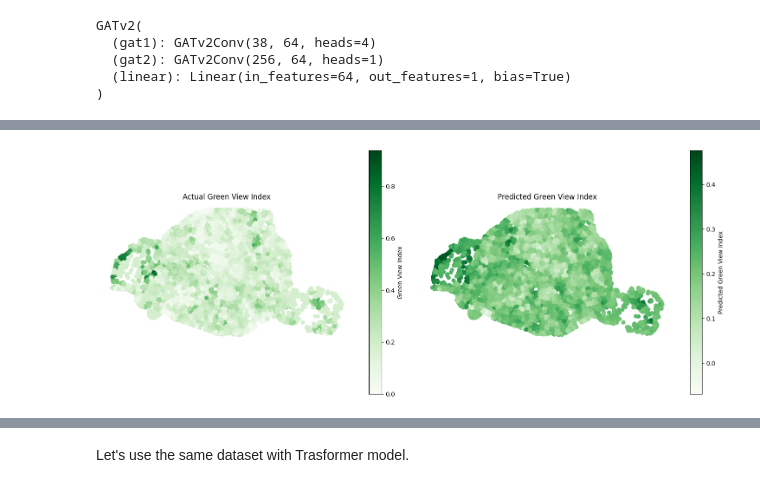
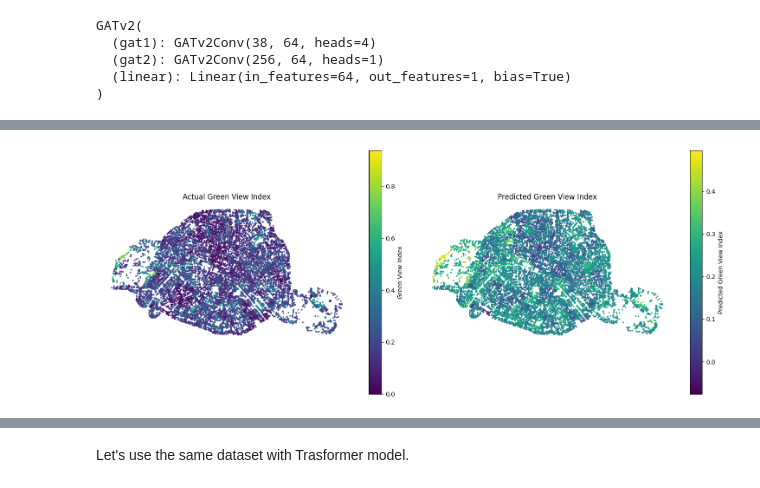
Before and after one commit to StefanoCarotti/FBK, a Jupyter notebook: GDS/Urbanity/Paris_greenview.ipynb, the cells around one changed output, grey strips where cells are left out. Saved outputs shown, nothing was run; the diff lists cells and outputs as text; code cells hidden in the pictures.

```diff
--- a/GDS/Urbanity/Paris_greenview.ipynb
+++ b/GDS/Urbanity/Paris_greenview.ipynb
@@ -315,27 +313,28 @@ with torch.no_grad():
 
 # Add predictions back to the geodataframe for visualization
 paris_100m_nodes['predicted_green_view'] = predictions
-
-# Visualize results
-fig, (ax1, ax2) = plt.subplots(1, 2, figsize=(15, 6))
-
-# Actual Green View Index
-paris_100m_nodes.plot(column='Green View', cmap='Greens',
-                     legend=True, ax=ax1, legend_kwds={'label': "Green View Index"})
-ax1.set_title('Actual Green View Index')
-ax1.set_axis_off()
-
-# Predicted Green View Index
-paris_100m_nodes.plot(column='predicted_green_view', cmap='Greens',
-                     legend=True, ax=ax2, legend_kwds={'label': "Predicted Green View Index"})
-ax2.set_title('Predicted Green View Index')
-ax2.set_axis_off()
-
-plt.tight_layout()
-plt.savefig('green_view_prediction_results.png')
-plt.show()
-# %% [output]
-[figure, removed]
+# %%
+# Visualize results
+fig, (ax1, ax2) = plt.subplots(1, 2, figsize=(15, 6))
+
+# Actual Green View Index
+paris_100m_nodes.plot(column='Green View', cmap='viridis',
+                     legend=True, ax=ax1, legend_kwds={'label': "Green View Index"}, markersize=2, zorder=2)
+
+ax1.set_title('Actual Green View Index')
+ax1.set_axis_off()
+
+# Predicted Green View Index
+paris_100m_nodes.plot(column='predicted_green_view', cmap='viridis',
+                     legend=True, ax=ax2, legend_kwds={'label': "Predicted Green View Index"}, markersize=2)
+ax2.set_title('Predicted Green View Index')
+ax2.set_axis_off()
+
+plt.tight_layout()
+plt.savefig('green_view_prediction_results.png')
+plt.show()
+# %% [output]
+[figure, added]
 # %%
 
 # Also visualize error map
```
Also changed, not shown: parts of 32 cells of this notebook.
